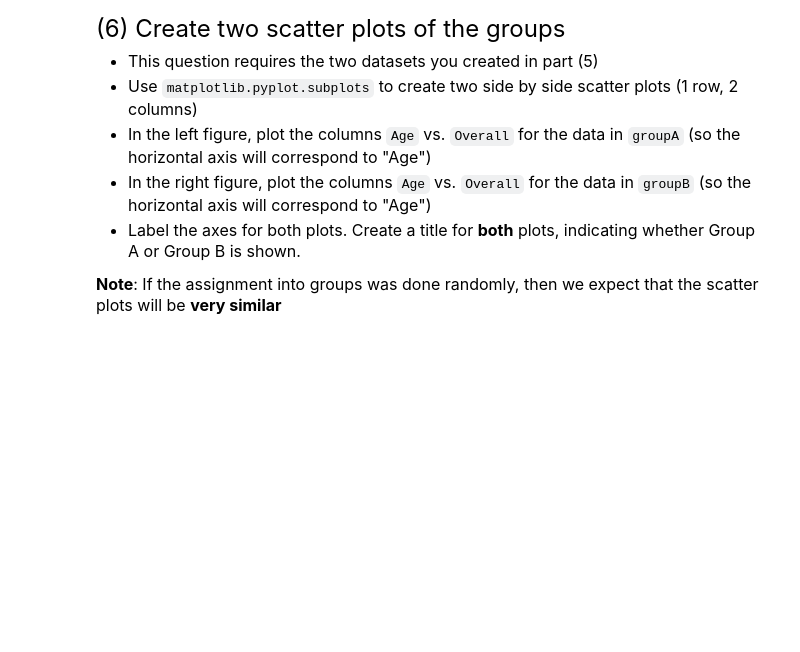
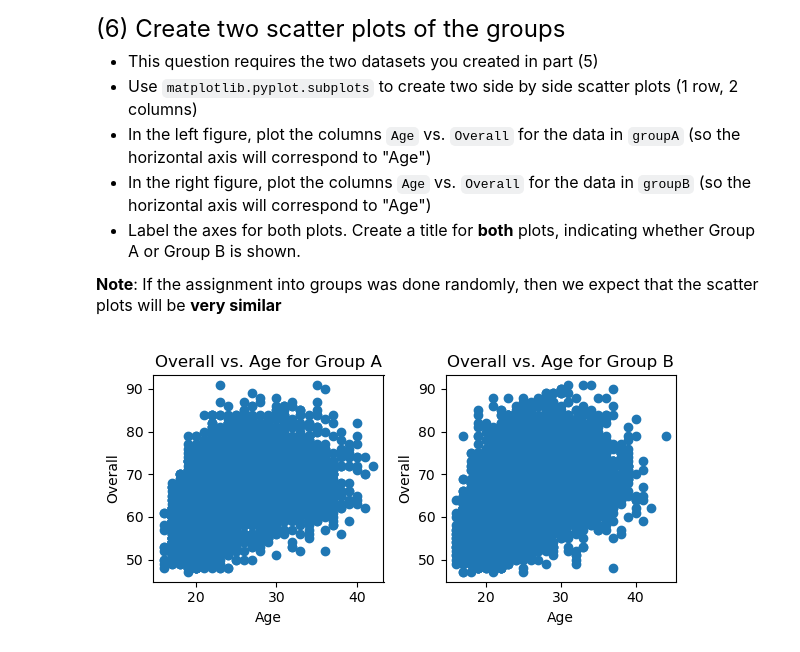
Before and after one commit to myohz/qtm151fall2025, a Jupyter notebook: quiz2_section2/Quiz_2.ipynb, the cells around one changed output. Saved outputs shown, nothing was run; the diff lists cells and outputs as text; code cells hidden in the pictures; blank space fills up the shorter version.

```diff
--- a/quiz2_section2/Quiz_2.ipynb
+++ b/quiz2_section2/Quiz_2.ipynb
@@ -42,6 +44,8 @@ If you get an error, you must figure out what the issue is.
 **Note**: This cell is just to test whether you can access the data correctly. If everything works, you can copy and paste the code later in the notebook if you prefer.
 # %%
 # make sure you can load the data
+
+fifa = pd.read_csv("data_quiz/fifa23_players.csv")
 # %% [markdown]
 <font size = "5">
 
@@ -154,3 +219,14 @@ Step 2:
+# %%
+# Write your own code
+
+n, c = fifa.shape
+
+random_var = np.random.uniform(0,1, size=n)
+
+fifa["random_var"] = random_var
+
+groupA = fifa.query("random_var < 0.4")
+groupB = fifa.query("random_var >= 0.4")
 # %% [markdown]
 <font size = "5">
 
@@ -169,0 +244,19 @@ Step 2:
+# %%
+# Your code here
+
+fig, subfig_array = plt.subplots(nrows=1, ncols=2, figsize = (6,3))
+
+subfig_array[0].scatter(x = groupA["Age"], y = groupA["Overall"])
+subfig_array[0].set_title("Overall vs. Age for Group A") # I'm using the y vs. x convention
+subfig_array[0].set_xlabel("Age")
+subfig_array[0].set_ylabel("Overall")
+
+subfig_array[1].scatter(x = groupB["Age"], y = groupB["Overall"])
+subfig_array[1].set_title("Overall vs. Age for Group B") # I'm using the y vs. x convention
+subfig_array[1].set_xlabel("Age")
+subfig_array[1].set_ylabel("Overall")
+
+plt.tight_layout()
+plt.show()
+# %% [output]
+[figure, added]
```
Also changed, not shown: parts of 13 cells of this notebook.
